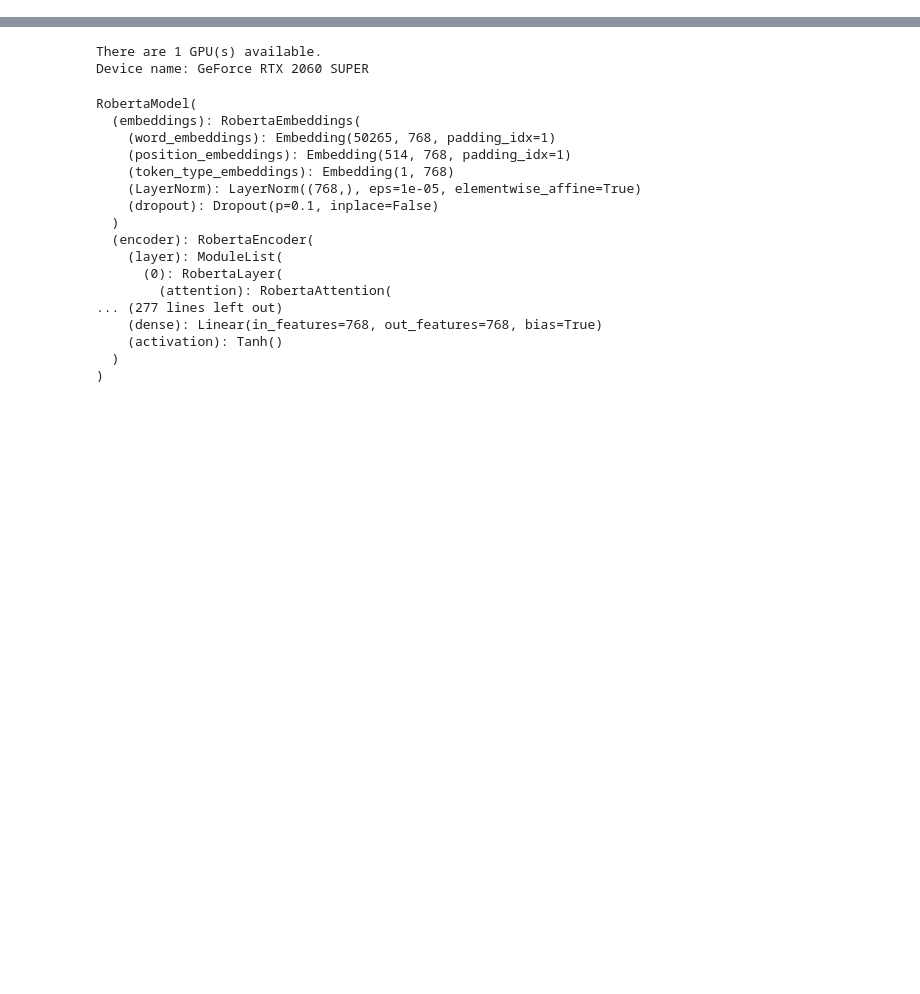
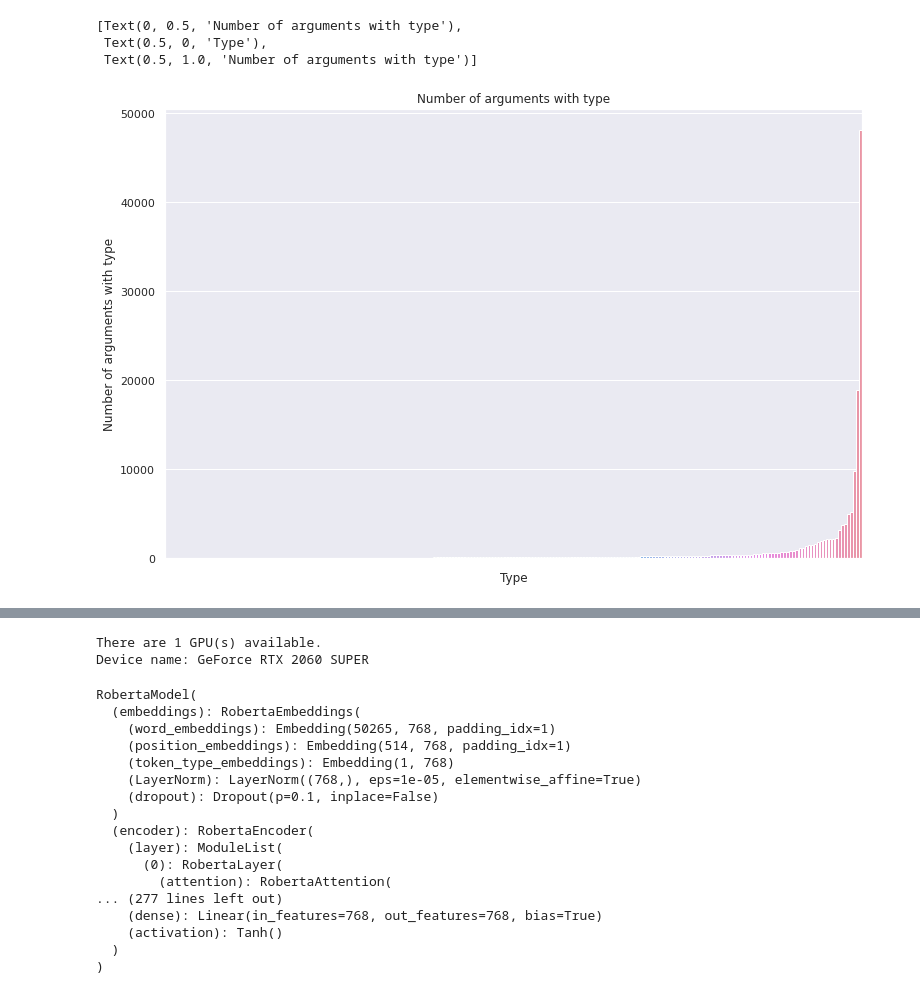
Before and after one commit to DeadmanIQ445/TorchCuArgPred, a Jupyter notebook: TorchScript.ipynb, the cells around one changed output, grey strips where cells are left out. Drawn from its saved outputs; the diff is of its cells as text; code cells hidden in the pictures; blank space fills up the shorter version.

```diff
--- a/TorchScript.ipynb
+++ b/TorchScript.ipynb
@@ -25,0 +65,13 @@ bert = AutoModel.from_pretrained("microsoft/codebert-base", torchscript=True)
+# %%
+sns.set(rc={'figure.figsize':(12.5,8.27)})
+
+ax = sns.barplot(x= df_labels.apply(pd.Series.value_counts).sum(axis=1).sort_values(ascending=False).iloc[1:], y=df_labels.apply(pd.Series.value_counts).sum(axis=1).sort_values(ascending=False).iloc[1:])
+
+
+ax.set_xticklabels('')
+ax.set(ylabel='Number of arguments with type', xlabel='Type', title='Number of arguments with type')
+# %% [output]
+[Text(0, 0.5, 'Number of arguments with type'),
+ Text(0.5, 0, 'Type'),
+ Text(0.5, 1.0, 'Number of arguments with type')]
+[figure, added]
```
Also changed, not shown: parts of 40 cells of this notebook, 2 other files.
